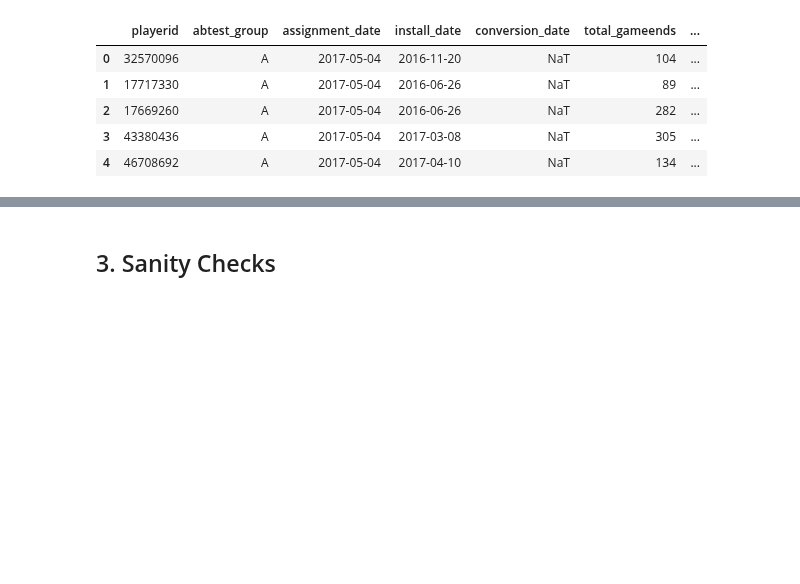
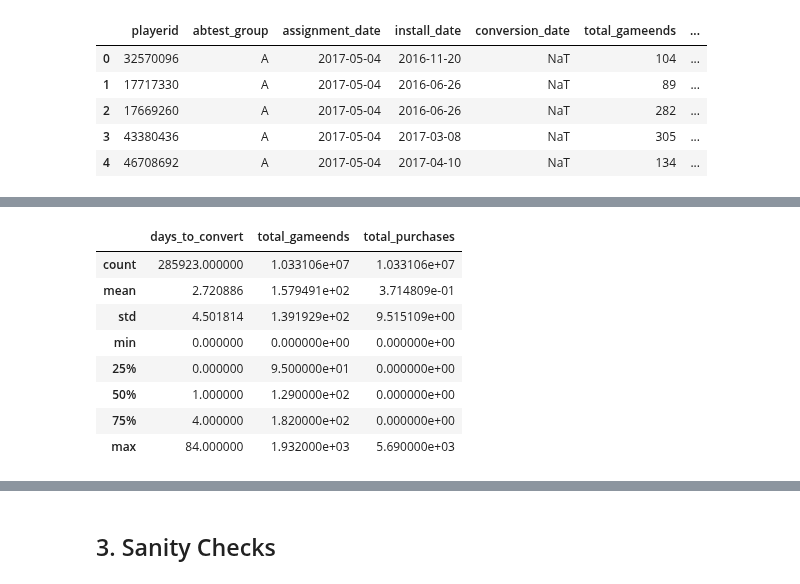
Before and after one commit to rmarinplana/personalProjects, a Jupyter notebook: EDA/gaming_analysis.ipynb, the cells around one changed output, grey strips where cells are left out. Cells and saved outputs as stored; diff of their text form; code cells hidden in the pictures; blank space fills up the shorter version.

```diff
--- a/EDA/gaming_analysis.ipynb
+++ b/EDA/gaming_analysis.ipynb
@@ -222,0 +206,12 @@ df.head() # contains aggregated gameround and purchase data for the whole experi
+# %%
+df[["days_to_convert", "total_gameends", "total_purchases"]].describe()
+# %% [output]
+|  | days_to_convert | total_gameends | total_purchases |
+| count | 285923.000000 | 1.033106e+07 | 1.033106e+07 |
+| mean | 2.720886 | 1.579491e+02 | 3.714809e-01 |
+| std | 4.501814 | 1.391929e+02 | 9.515109e+00 |
+| min | 0.000000 | 0.000000e+00 | 0.000000e+00 |
+| 25% | 0.000000 | 9.500000e+01 | 0.000000e+00 |
+| 50% | 1.000000 | 1.290000e+02 | 0.000000e+00 |
+| 75% | 4.000000 | 1.820000e+02 | 0.000000e+00 |
+| max | 84.000000 | 1.932000e+03 | 5.690000e+03 |
```
Also changed, not shown: parts of 38 cells of this notebook.
